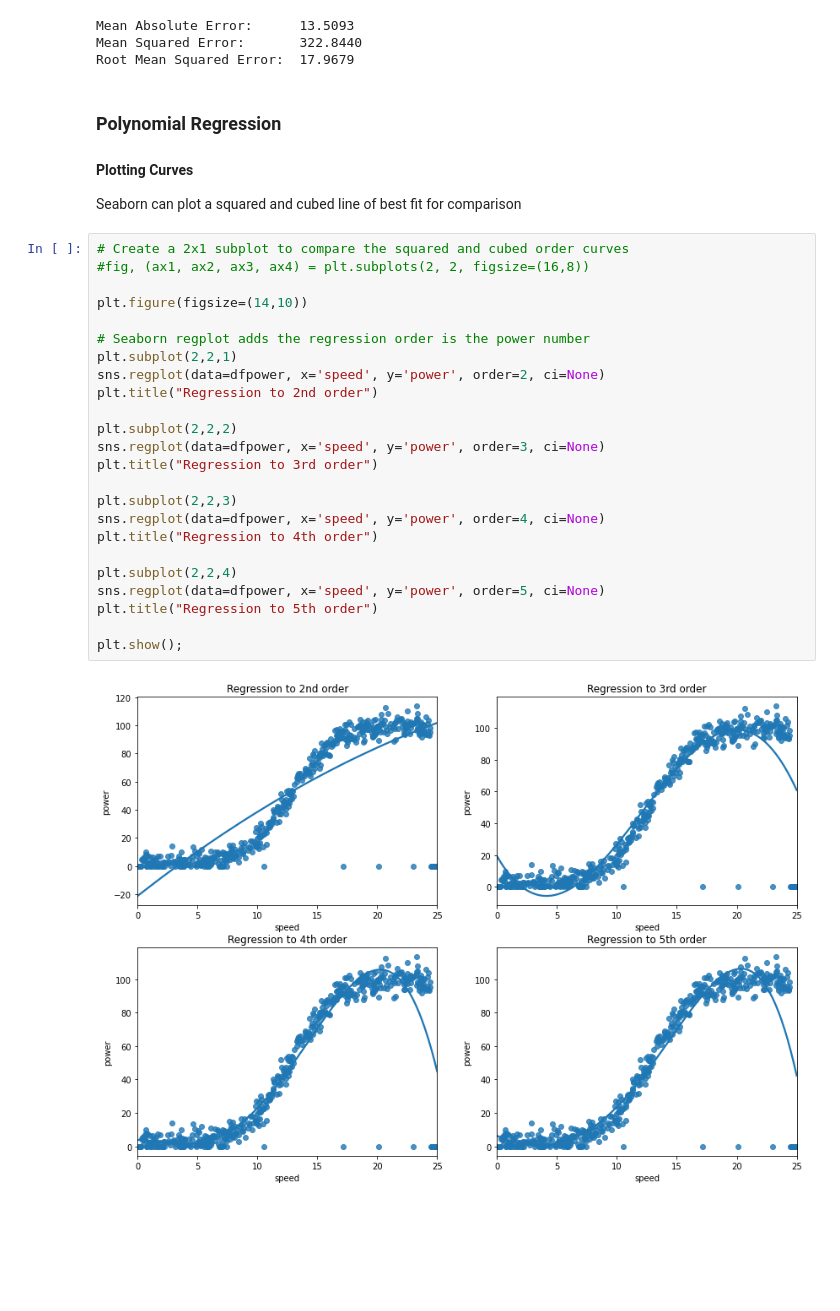
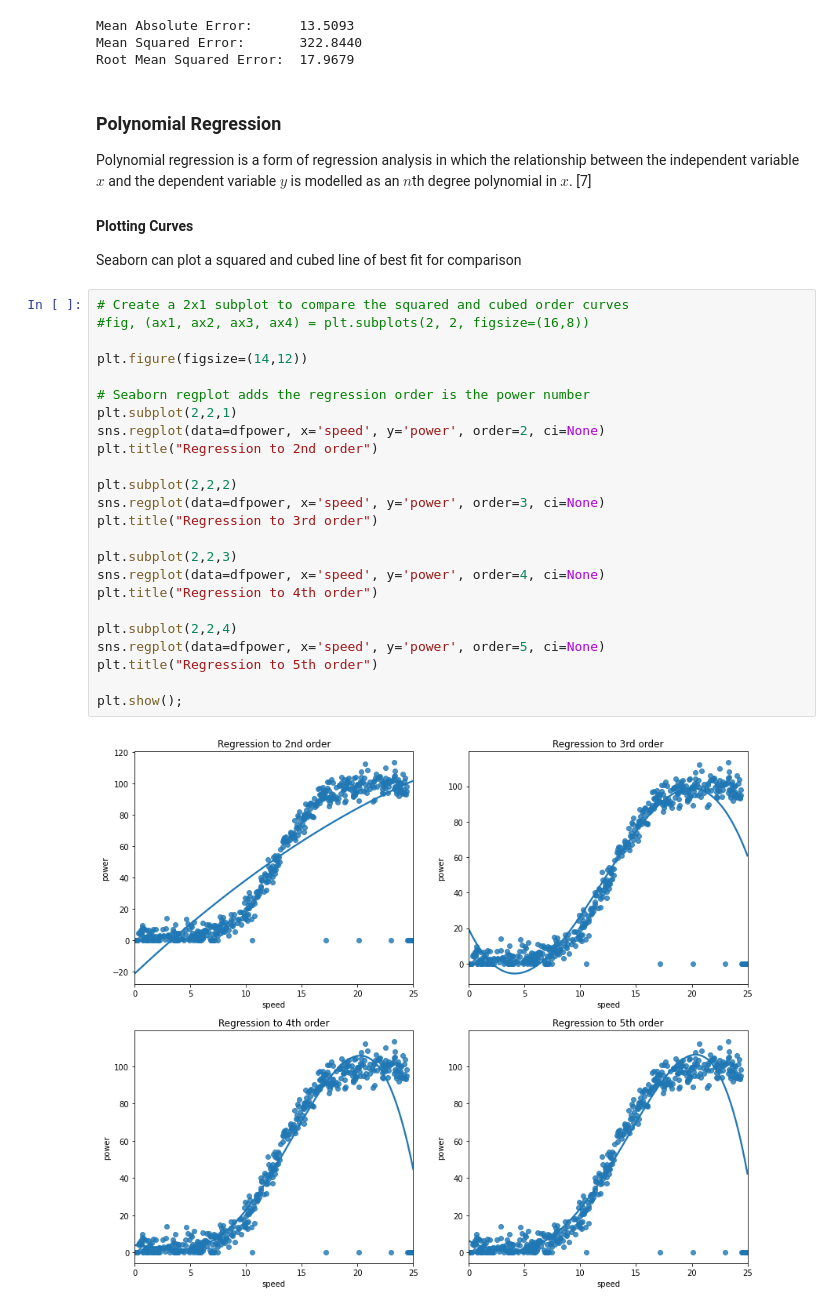
Before and after one commit to killfoley/fundamentalsofDA_project, a Jupyter notebook: Project.ipynb, the cells around one changed output. Cells and saved outputs as stored; diff of their text form; blank space fills up the shorter version.

```diff
--- a/Project.ipynb
+++ b/Project.ipynb
@@ -229,31 +229,32 @@ Mean Squared Error:       322.8440
 Root Mean Squared Error:  17.9679
 # %% [markdown]
 ### Polynomial Regression
+Polynomial regression is a form of regression analysis in which the relationship between the independent variable $x$ and the dependent variable $y$ is modelled as an $n$th degree polynomial in $x$. [7]
 #### Plotting Curves
 Seaborn can plot a squared and cubed line of best fit for comparison
 # %%
 # Create a 2x1 subplot to compare the squared and cubed order curves
 #fig, (ax1, ax2, ax3, ax4) = plt.subplots(2, 2, figsize=(16,8))
 
-plt.figure(figsize=(14,10))
+plt.figure(figsize=(14,12))
 
 # Seaborn regplot adds the regression order is the power number
 plt.subplot(2,2,1)
 sns.regplot(data=dfpower, x='speed', y='power', order=2, ci=None)
 plt.title("Regression to 2nd order")
 
 plt.subplot(2,2,2)
 sns.regplot(data=dfpower, x='speed', y='power', order=3, ci=None)
 plt.title("Regression to 3rd order")
 
 plt.subplot(2,2,3)
 sns.regplot(data=dfpower, x='speed', y='power', order=4, ci=None)
 plt.title("Regression to 4th order")
 
 plt.subplot(2,2,4)
 sns.regplot(data=dfpower, x='speed', y='power', order=5, ci=None)
 plt.title("Regression to 5th order")
 
 plt.show();
 # %% [output]
-[figure, old version]
+[figure, new version]
```
Also changed, not shown: parts of 5 cells of this notebook.
